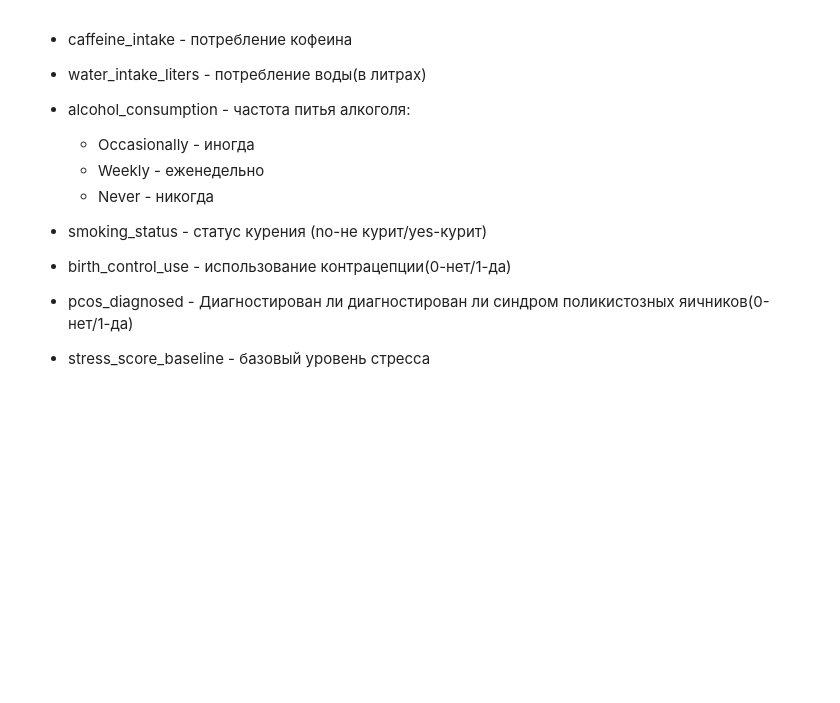
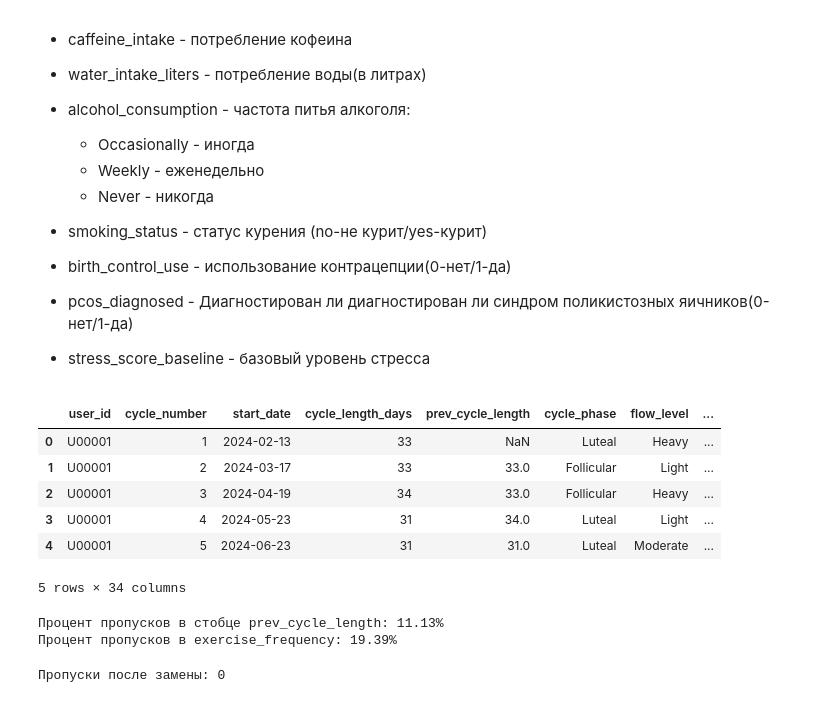
Before and after one commit to Ar1sha/sf, a Jupyter notebook: Graduation project/graduation project.ipynb, the cells around one changed output. Saved outputs shown, nothing was run; the diff lists cells and outputs as text; code cells hidden in the pictures; blank space fills up the shorter version.

Commit message:
EDA started

```diff
--- a/Graduation project/graduation project.ipynb
+++ b/Graduation project/graduation project.ipynb
@@ -141,5 +141,17 @@ import numpy as np
 import plotly.express as px
 # %%
 # Загрузка данных
-df_PL = pd.read_csv("csv/Period_Log.csv")
-df_UP = pd.read_csv("csv/User_Profile.csv")
+df_period = pd.read_csv("csv/Period_Log.csv")
+df_user = pd.read_csv("csv/User_Profile.csv")
+# %%
+# Объединяем столбцы по user_id
+df = df_period.merge(df_user, on='user_id', how='left')
+df.head()
+# %% [output]
+|  | user_id | cycle_number | start_date | cycle_length_days | prev_cycle_length | cycle_phase | flow_level | ... |
+| 0 | U00001 | 1 | 2024-02-13 | 33 | NaN | Luteal | Heavy | ... |
+| 1 | U00001 | 2 | 2024-03-17 | 33 | 33.0 | Follicular | Light | ... |
+| 2 | U00001 | 3 | 2024-04-19 | 34 | 33.0 | Follicular | Heavy | ... |
+| 3 | U00001 | 4 | 2024-05-23 | 31 | 34.0 | Luteal | Light | ... |
+| 4 | U00001 | 5 | 2024-06-23 | 31 | 31.0 | Luteal | Moderate | ... |
+5 rows × 34 columns
@@ -145,0 +164,7 @@ df_UP = pd.read_csv("csv/User_Profile.csv")
+# %%
+# Cмотрим процент пропусков в prev_cycle_length, exercise_frequency
+print(f"Процент пропусков в стобце prev_cycle_length: {round(df_period['prev_cycle_length'].isna().mean() * 100, 2)}%")
+print(f"Процент пропусков в exercise_frequency: {round(df['exercise_frequency'].isna().mean() * 100,2)}%")
+# %% [output]
+Процент пропусков в стобце prev_cycle_length: 11.13%
+Процент пропусков в exercise_frequency: 19.39%
@@ -145,0 +174,6 @@ df_UP = pd.read_csv("csv/User_Profile.csv")
+# %%
+# Пропусков не так много, можно заменить на среднее
+df['prev_cycle_length']=df['prev_cycle_length'].fillna(df['prev_cycle_length'].mean())
+print(f"Пропуски после замены: {df['prev_cycle_length'].isna().sum()} ")
+# %% [output]
+Пропуски после замены: 0
```
Also changed, not shown: parts of 6 cells of this notebook.
